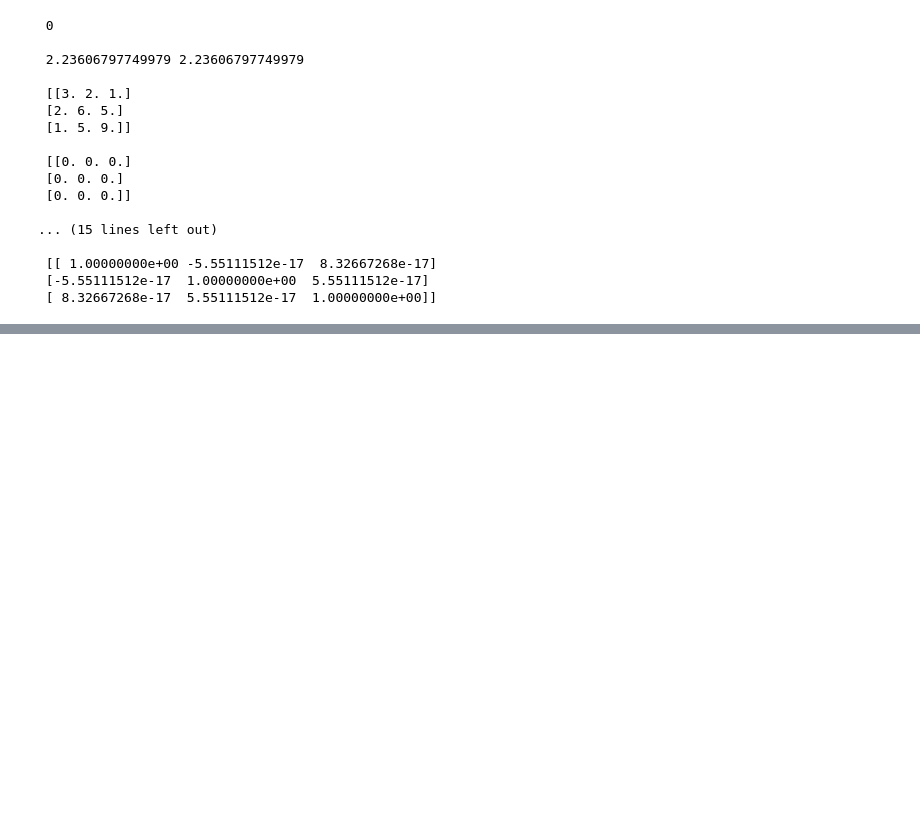
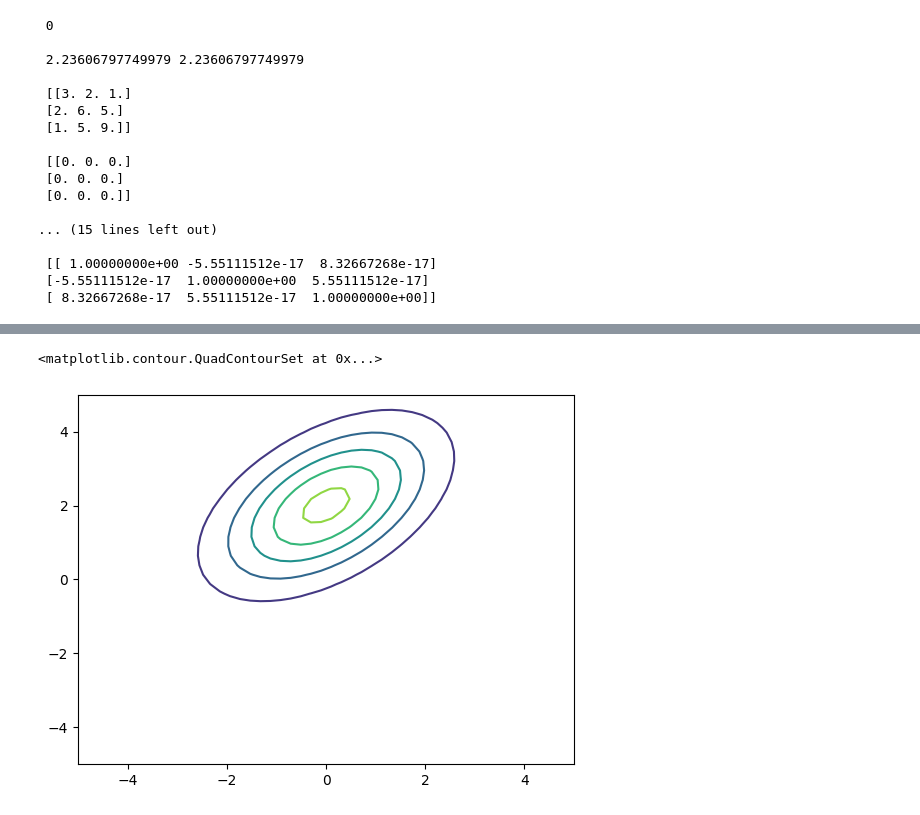
Before and after one commit to sameera-87/CO544-ML-Labs, a Jupyter notebook: CO544 - Lab02/CO544_Lab02.ipynb, the cells around one changed output, grey strips where cells are left out. Saved outputs shown, nothing was run; the diff lists cells and outputs as text; code cells hidden in the pictures; blank space fills up the shorter version.

```diff
--- a/CO544 - Lab02/CO544_Lab02.ipynb
+++ b/CO544 - Lab02/CO544_Lab02.ipynb
@@ -57,0 +159,32 @@ print("\n", U @ U.T)
+# %%
+def gauss2D(x,m,C):
+    Ci = np.linalg.inv(C)
+    dC = np.linalg.det(C1)
+    num  =np.exp(-0.5 *np.dot((x-m).T,np.dot(Ci,(x-m))))
+    den = 2*np.pi * dC
+
+    return num/den
+
+def twoDGaussianPlot(nx,ny,m,C):
+    x=np.linspace(-5,5,nx)
+    y=np.linspace(-5,5,ny)
+    X,Y=np.meshgrid(x,y,indexing='ij')
+
+    Z=np.zeros([nx, ny])
+    for i in range(nx):
+        for j in range(ny):
+            xvec=np.array([X[i,j],Y[i,j]])
+            Z[i,j]=gauss2D(xvec,m,C)
+    return X,Y,Z
+# %%
+#Plotcontours
+#
+nx,ny=50,40
+m1=np.array([0,2])
+C1=np.array([[2,1], [1,2]],np.float32)
+Xp,Yp,Zp=twoDGaussianPlot(nx,ny,m1,C1)
+
+plt.contour(Xp,Yp, Zp,5)
+# %% [output]
+<matplotlib.contour.QuadContourSet at 0x...>
+[figure, added]
```
Also changed, not shown: parts of 22 cells of this notebook, 1 other file.
